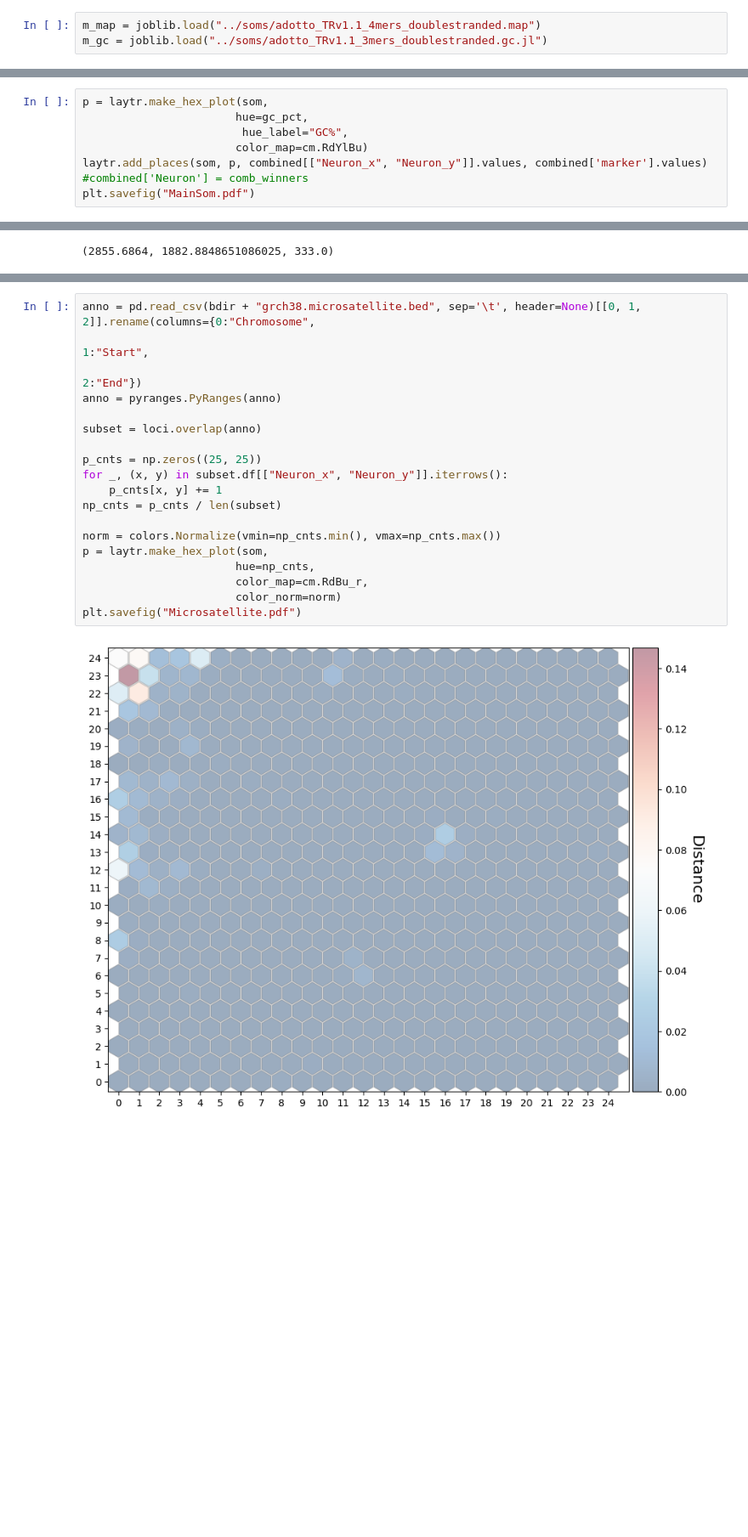
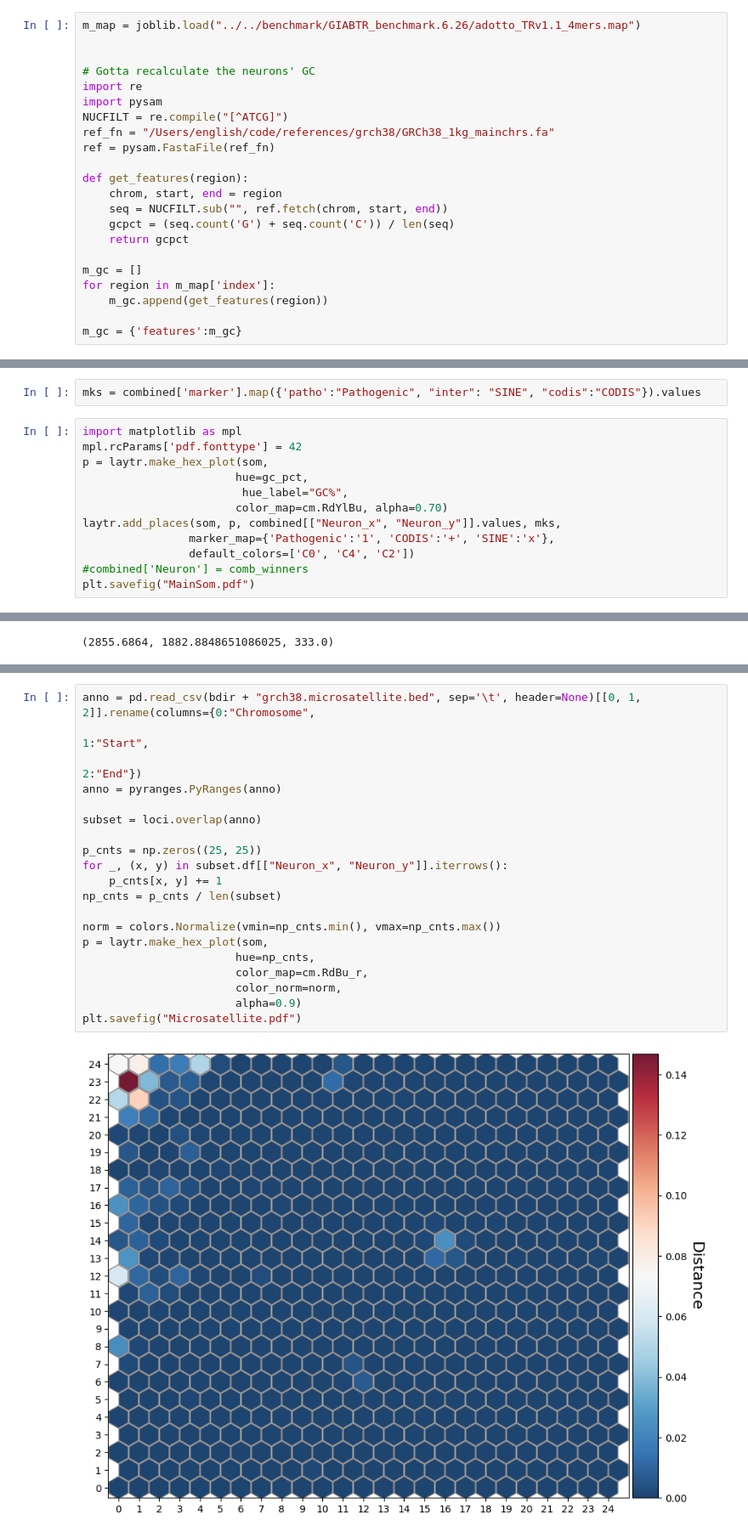
Before and after one commit to ACEnglish/adotto, a Jupyter notebook: manuscript/f1_som/KmerSOM_Adotto.ipynb, the cells around one changed output, grey strips where cells are left out. Shown at 85% size. Saved outputs shown, nothing was run; the diff lists cells and outputs as text; blank space fills up the shorter version.

```diff
--- a/manuscript/f1_som/KmerSOM_Adotto.ipynb
+++ b/manuscript/f1_som/KmerSOM_Adotto.ipynb
@@ -26,6 +26,25 @@ som = joblib.load("som_TR_4mers_25x25_experimental_bl_ur.som")
-# %%
-m_map = joblib.load("../soms/adotto_TRv1.1_4mers_doublestranded.map")
-m_gc = joblib.load("../soms/adotto_TRv1.1_3mers_doublestranded.gc.jl")
+# %%
+m_map = joblib.load("../../benchmark/GIABTR_benchmark.6.26/adotto_TRv1.1_4mers.map")
+
+
+# Gotta recalculate the neurons' GC
+import re
+import pysam
+NUCFILT = re.compile("[^ATCG]")
+ref_fn = "/Users/english/code/references/grch38/GRCh38_1kg_mainchrs.fa"
+ref = pysam.FastaFile(ref_fn)
+
+def get_features(region):
+    chrom, start, end = region
+    seq = NUCFILT.sub("", ref.fetch(chrom, start, end))
+    gcpct = (seq.count('G') + seq.count('C')) / len(seq)
+    return gcpct
+
+m_gc = []
+for region in m_map['index']:
+    m_gc.append(get_features(region))
+
+m_gc = {'features':m_gc}
 # %%
 counts = np.zeros(som.distance_map().shape)
 gc_pct = np.zeros(som.distance_map().shape)
@@ -47,12 +66,18 @@ inter = all_regions[all_regions['interspersed'] == 'SINE'].sample(100).copy()
 inter['marker'] = 'inter'
 # %%
 combined = pd.concat([patho, codis, inter], axis=0).sort_values('marker', ascending=False)
+# %%
+mks = combined['marker'].map({'patho':"Pathogenic", "inter": "SINE", "codis":"CODIS"}).values
 # %%
+import matplotlib as mpl
+mpl.rcParams['pdf.fonttype'] = 42
 p = laytr.make_hex_plot(som,
                        hue=gc_pct,
                         hue_label="GC%",
-                       color_map=cm.RdYlBu)
-laytr.add_places(som, p, combined[["Neuron_x", "Neuron_y"]].values, combined['marker'].values)
+                       color_map=cm.RdYlBu, alpha=0.70)
+laytr.add_places(som, p, combined[["Neuron_x", "Neuron_y"]].values, mks,
+                marker_map={'Pathogenic':'1', 'CODIS':'+', 'SINE':'x'},
+                default_colors=['C0', 'C4', 'C2'])
 #combined['Neuron'] = comb_winners
 plt.savefig("MainSom.pdf")
 # %% [output]
@@ -172,24 +173,25 @@ plt.savefig("RegionPerNeuron.pdf")
 # %%
 anno = pd.read_csv(bdir + "grch38.microsatellite.bed", sep='\t', header=None)[[0, 1, 2]].rename(columns={0:"Chromosome",
                                                                                                1:"Start",
                                                                                                2:"End"})
 anno = pyranges.PyRanges(anno)
 
 subset = loci.overlap(anno)
 
 p_cnts = np.zeros((25, 25))
 for _, (x, y) in subset.df[["Neuron_x", "Neuron_y"]].iterrows():
     p_cnts[x, y] += 1
 np_cnts = p_cnts / len(subset)
 
 norm = colors.Normalize(vmin=np_cnts.min(), vmax=np_cnts.max())
 p = laytr.make_hex_plot(som,
                        hue=np_cnts,
                        color_map=cm.RdBu_r,
-                       color_norm=norm)
+                       color_norm=norm,
+                       alpha=0.9)
 plt.savefig("Microsatellite.pdf")
 # %% [output]
-[figure, old version]
+[figure, new version]
 # %%
 anno = pd.read_csv(bdir + "grch38.segdups.bed", sep='\t', header=None)[[0, 1, 2]].rename(columns={0:"Chromosome",
                                                                                                1:"Start",
```
Also changed, not shown: parts of 11 cells of this notebook, 30 other files.
